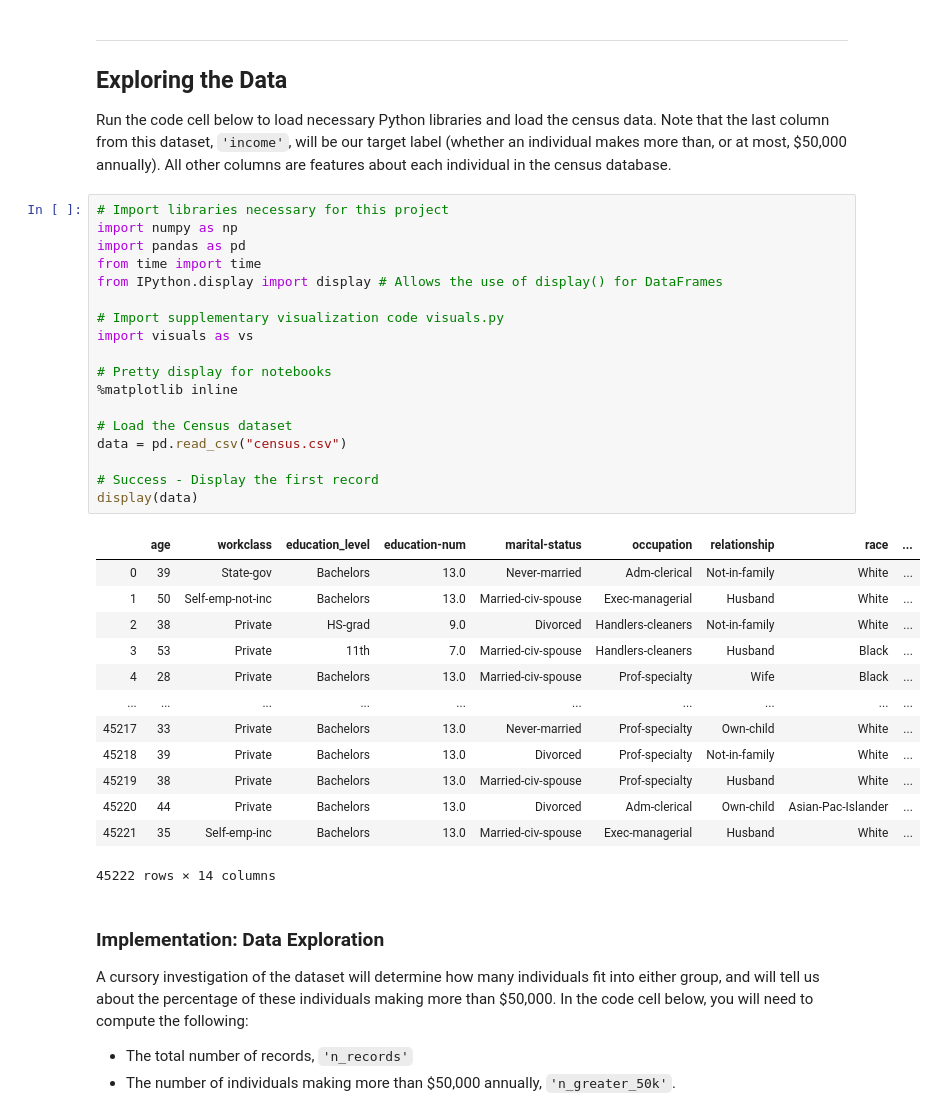
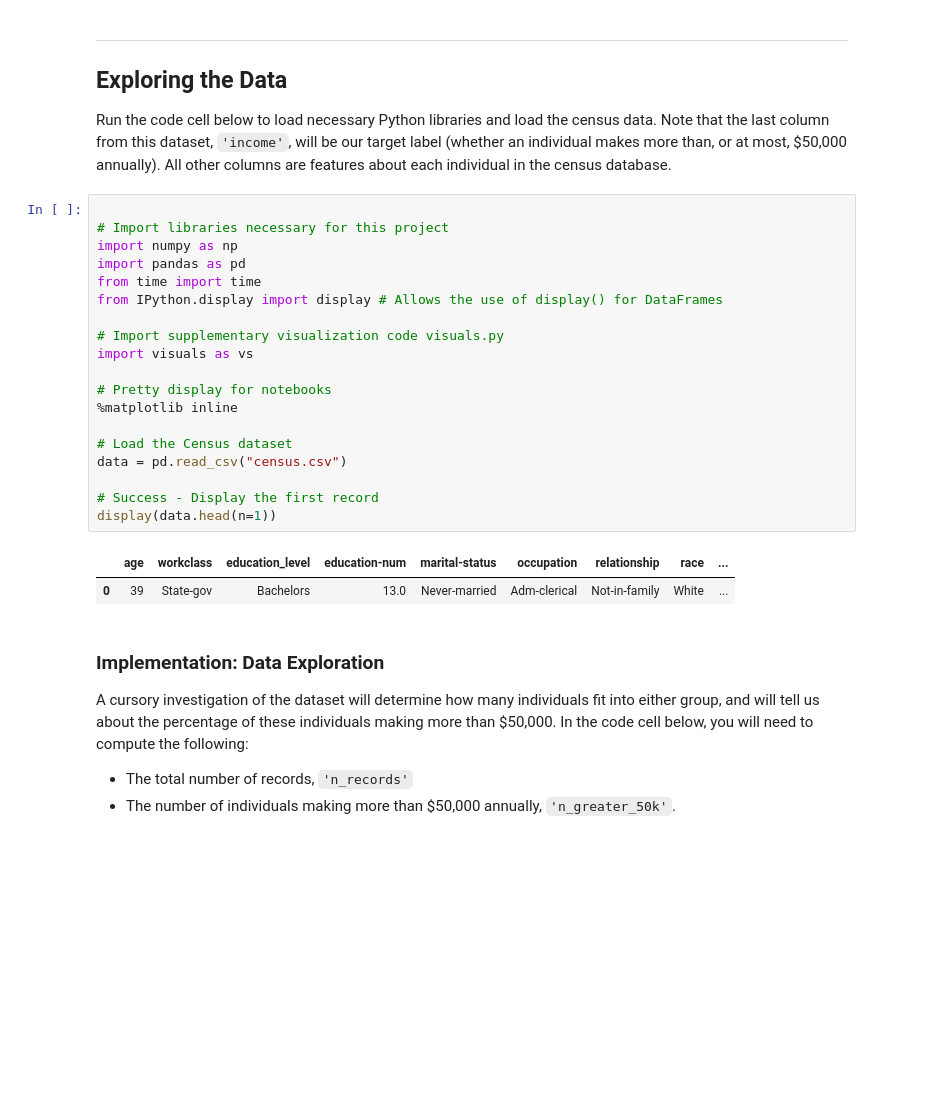
Before and after one commit to tavishjain/Machine-Learning-Nanodegree, a Jupyter notebook: finding_donors/finding_donors.ipynb, the cells around one changed output. Saved outputs shown, nothing was run; the diff lists cells and outputs as text; blank space fills up the shorter version.

```diff
--- a/finding_donors/finding_donors.ipynb
+++ b/finding_donors/finding_donors.ipynb
@@ -19,37 +19,27 @@ The dataset for this project originates from the [UCI Machine Learning Repositor
 ## Exploring the Data
 Run the code cell below to load necessary Python libraries and load the census data. Note that the last column from this dataset, `'income'`, will be our target label (whether an individual makes more than, or at most, $50,000 annually). All other columns are features about each individual in the census database.
 # %%
+
 # Import libraries necessary for this project
 import numpy as np
 import pandas as pd
 from time import time
 from IPython.display import display # Allows the use of display() for DataFrames
 
 # Import supplementary visualization code visuals.py
 import visuals as vs
 
 # Pretty display for notebooks
 %matplotlib inline
 
 # Load the Census dataset
 data = pd.read_csv("census.csv")
 
 # Success - Display the first record
-display(data)
+display(data.head(n=1))
 # %% [output]
 |  | age | workclass | education_level | education-num | marital-status | occupation | relationship | race | ... |
 | 0 | 39 | State-gov | Bachelors | 13.0 | Never-married | Adm-clerical | Not-in-family | White | ... |
-| 1 | 50 | Self-emp-not-inc | Bachelors | 13.0 | Married-civ-spouse | Exec-managerial | Husband | White | ... |
-| 2 | 38 | Private | HS-grad | 9.0 | Divorced | Handlers-cleaners | Not-in-family | White | ... |
-| 3 | 53 | Private | 11th | 7.0 | Married-civ-spouse | Handlers-cleaners | Husband | Black | ... |
-| 4 | 28 | Private | Bachelors | 13.0 | Married-civ-spouse | Prof-specialty | Wife | Black | ... |
-| ... | ... | ... | ... | ... | ... | ... | ... | ... | ... |
-| 45217 | 33 | Private | Bachelors | 13.0 | Never-married | Prof-specialty | Own-child | White | ... |
-| 45218 | 39 | Private | Bachelors | 13.0 | Divorced | Prof-specialty | Not-in-family | White | ... |
-| 45219 | 38 | Private | Bachelors | 13.0 | Married-civ-spouse | Prof-specialty | Husband | White | ... |
-| 45220 | 44 | Private | Bachelors | 13.0 | Divorced | Adm-clerical | Own-child | Asian-Pac-Islander | ... |
-| 45221 | 35 | Self-emp-inc | Bachelors | 13.0 | Married-civ-spouse | Exec-managerial | Husband | White | ... |
-45222 rows × 14 columns
 # %% [markdown]
 ### Implementation: Data Exploration
 A cursory investigation of the dataset will determine how many individuals fit into either group, and will tell us about the percentage of these individuals making more than \$50,000. In the code cell below, you will need to compute the following:
```
Also changed, not shown: parts of 8 cells of this notebook.
